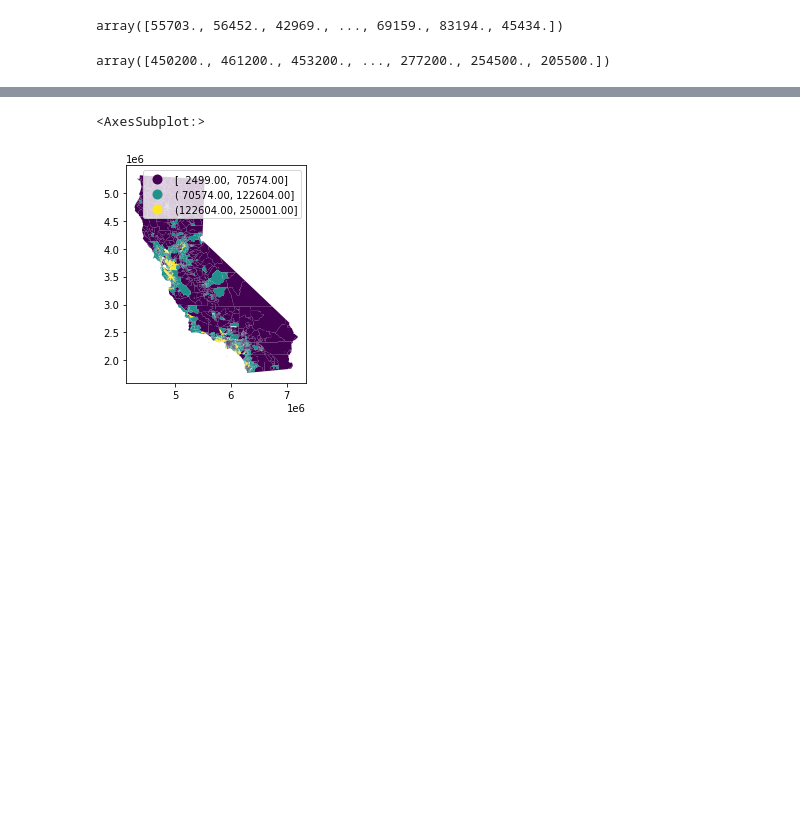
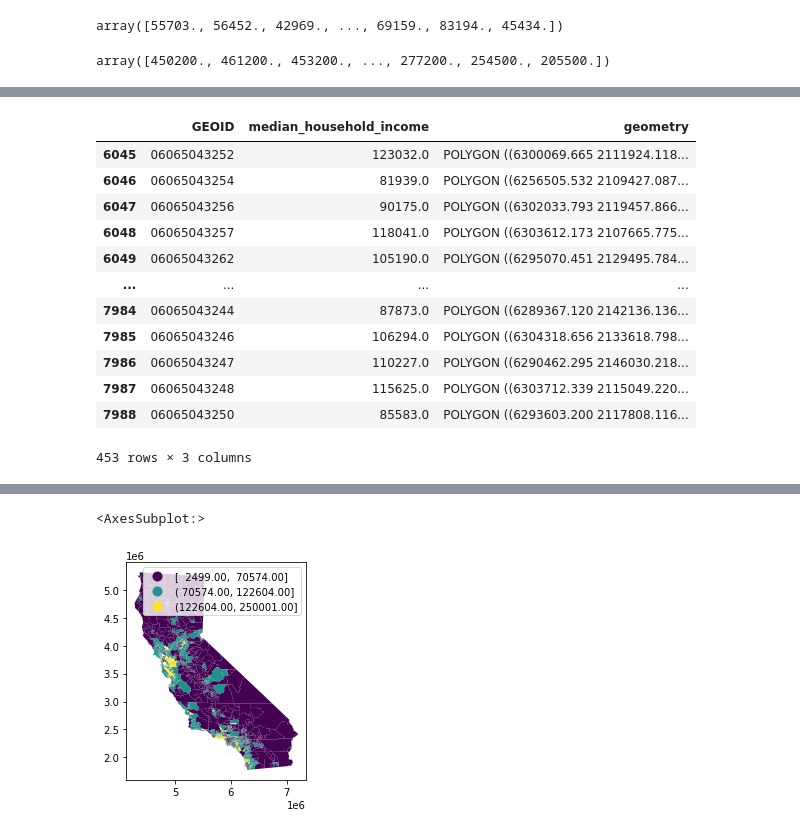
Before and after one commit to nnasr001/PBPL280S21Project1, a Jupyter notebook: neighborhood_income.ipynb, the cells around one changed output, grey strips where cells are left out. Drawn from its saved outputs; the diff is of its cells as text; code cells hidden in the pictures; blank space fills up the shorter version.

```diff
--- a/neighborhood_income.ipynb
+++ b/neighborhood_income.ipynb
@@ -231,0 +250,18 @@ array([450200., 461200., 453200., ..., 277200., 254500., 205500.])
+# %%
+riverside_income = riverside_income[['GEOID','median_household_income','geometry']]
+# %%
+riverside_income
+# %% [output]
+|  | GEOID | median_household_income | geometry |
+| 6045 | 06065043252 | 123032.0 | POLYGON ((6300069.665 2111924.118... |
+| 6046 | 06065043254 | 81939.0 | POLYGON ((6256505.532 2109427.087... |
+| 6047 | 06065043256 | 90175.0 | POLYGON ((6302033.793 2119457.866... |
+| 6048 | 06065043257 | 118041.0 | POLYGON ((6303612.173 2107665.775... |
+| 6049 | 06065043262 | 105190.0 | POLYGON ((6295070.451 2129495.784... |
+| ... | ... | ... | ... |
+| 7984 | 06065043244 | 87873.0 | POLYGON ((6289367.120 2142136.136... |
+| 7985 | 06065043246 | 106294.0 | POLYGON ((6304318.656 2133618.798... |
+| 7986 | 06065043247 | 110227.0 | POLYGON ((6290462.295 2146030.218... |
+| 7987 | 06065043248 | 115625.0 | POLYGON ((6303712.339 2115049.220... |
+| 7988 | 06065043250 | 85583.0 | POLYGON ((6293603.200 2117808.116... |
+453 rows × 3 columns
```
Also changed, not shown: parts of 3 cells of this notebook, 2 other files.
